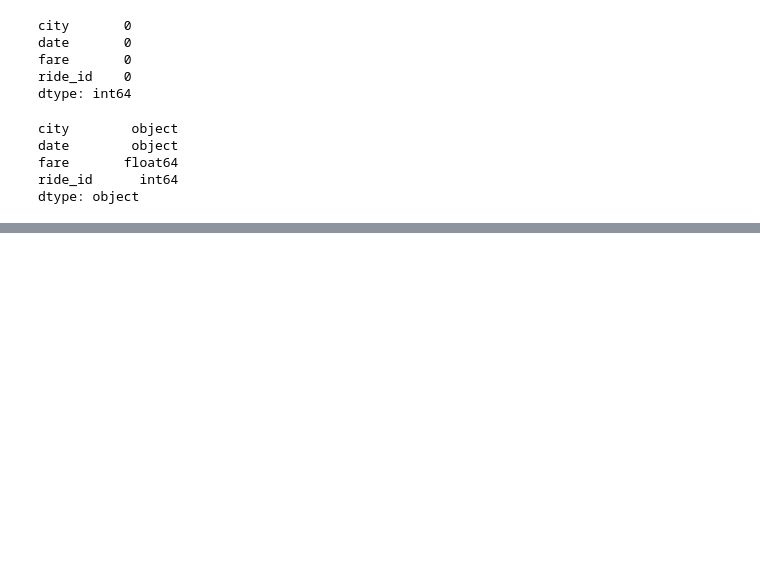
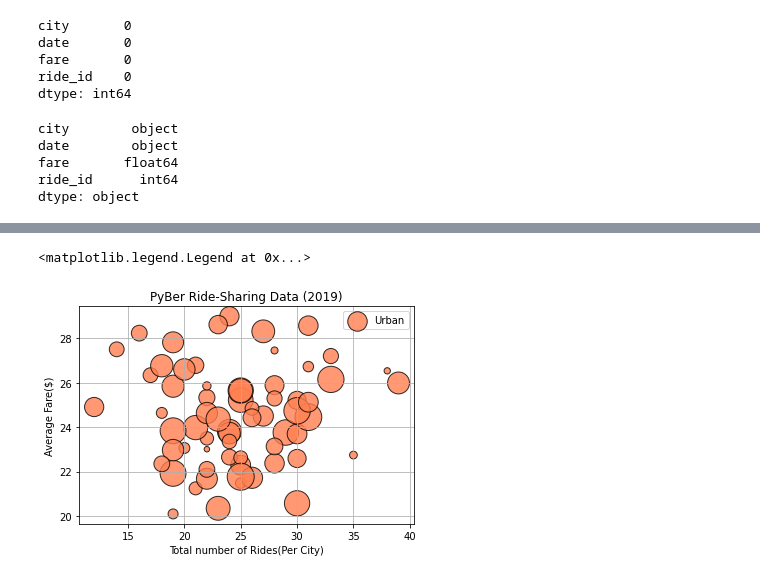
Before and after one commit to raneymjohnGit/PyBer_Analysis, a Jupyter notebook: Resources/PyBer.ipynb, the cells around one changed output, grey strips where cells are left out. Cells and saved outputs as stored; diff of their text form; code cells hidden in the pictures; blank space fills up the shorter version.

```diff
--- a/Resources/PyBer.ipynb
+++ b/Resources/PyBer.ipynb
@@ -119,0 +272,18 @@ pyber_data_df.head(10)
+# %%
+#Urban Scatter plot
+plt.scatter(urban_ride_count_series,
+            urban_ride_average_series,
+            s= urban_driver_count_series * 10,
+            color = "coral",
+            edgecolor = "black",
+            linewidth = 1,
+            alpha =0.8,
+            label = "Urban")
+plt.title("PyBer Ride-Sharing Data (2019)")
+plt.xlabel("Total number of Rides(Per City)")
+plt.ylabel("Average Fare($)")
+plt.grid()
+plt.legend()
+# %% [output]
+<matplotlib.legend.Legend at 0x...>
+[figure, added]
```
Also changed, not shown: parts of 19 cells of this notebook, 1 other file.
